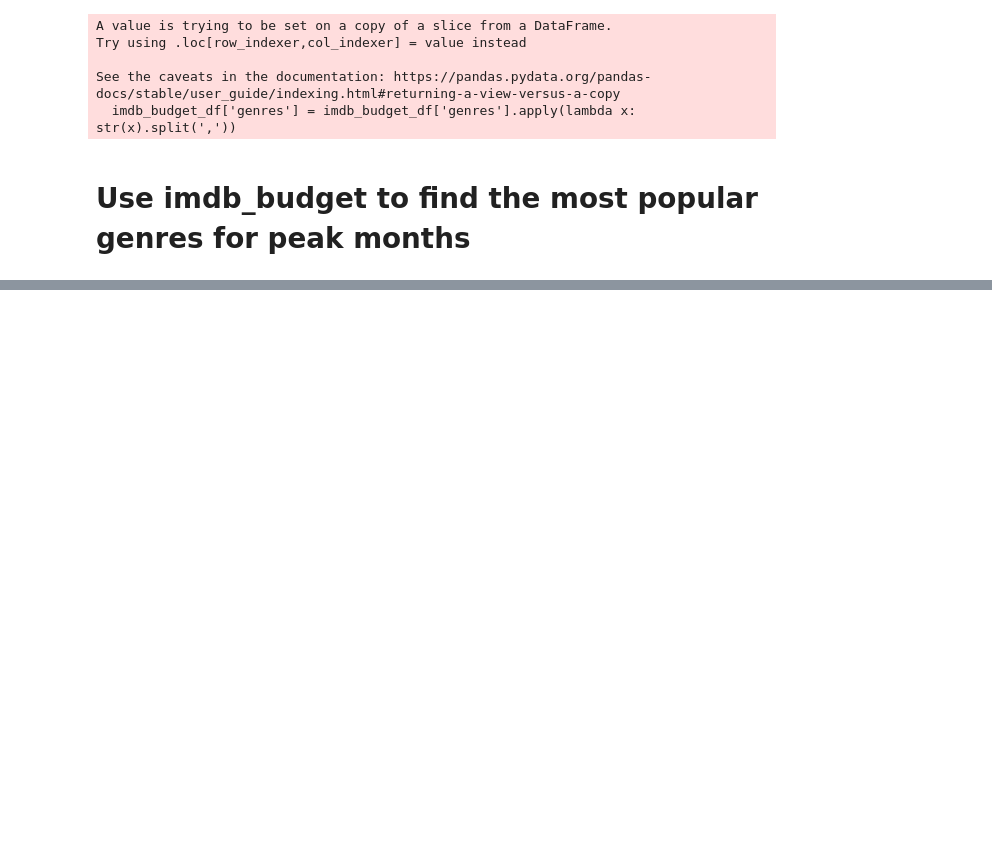
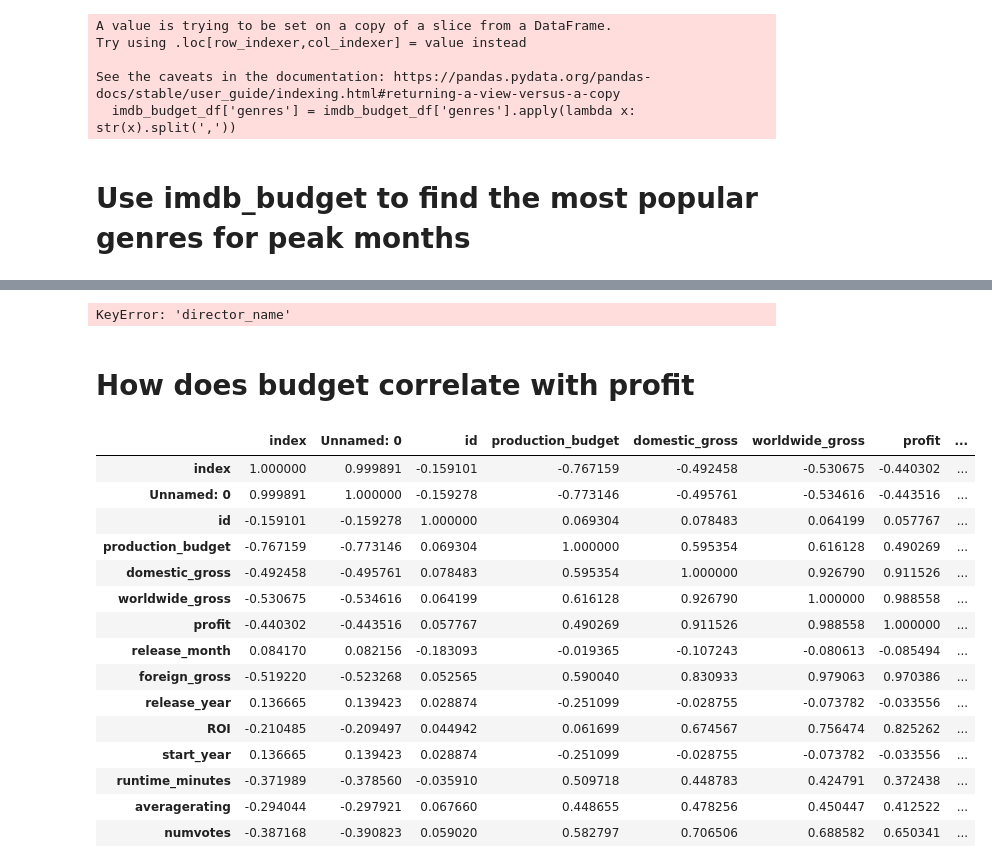
Before and after one commit to michael-pozo/Movie-Data-Analysis-, a Jupyter notebook: IMDB Data Working Notebook.ipynb, the cells around one changed output, grey strips where cells are left out. Drawn from its saved outputs; the diff is of its cells as text; code cells hidden in the pictures; blank space fills up the shorter version.

```diff
--- a/IMDB Data Working Notebook.ipynb
+++ b/IMDB Data Working Notebook.ipynb
@@ -246,0 +311,25 @@ sns.scatterplot(x = 'averagerating', y = 'profit', data = imdb_budget_dedupe_df)
+# %%
+final_short_list = profit_shortlist.loc[profit_shortlist['director_name'] in roi_shortlist['director_name']]
+# %% [output]
+KeyError: 'director_name'
+# %% [markdown]
+# How does budget correlate with profit
+# %%
+genres_subset.corr()
+# %% [output]
+|  | index | Unnamed: 0 | id | production_budget | domestic_gross | worldwide_gross | profit | ... |
+| index | 1.000000 | 0.999891 | -0.159101 | -0.767159 | -0.492458 | -0.530675 | -0.440302 | ... |
+| Unnamed: 0 | 0.999891 | 1.000000 | -0.159278 | -0.773146 | -0.495761 | -0.534616 | -0.443516 | ... |
+| id | -0.159101 | -0.159278 | 1.000000 | 0.069304 | 0.078483 | 0.064199 | 0.057767 | ... |
+| production_budget | -0.767159 | -0.773146 | 0.069304 | 1.000000 | 0.595354 | 0.616128 | 0.490269 | ... |
+| domestic_gross | -0.492458 | -0.495761 | 0.078483 | 0.595354 | 1.000000 | 0.926790 | 0.911526 | ... |
+| worldwide_gross | -0.530675 | -0.534616 | 0.064199 | 0.616128 | 0.926790 | 1.000000 | 0.988558 | ... |
+| profit | -0.440302 | -0.443516 | 0.057767 | 0.490269 | 0.911526 | 0.988558 | 1.000000 | ... |
+| release_month | 0.084170 | 0.082156 | -0.183093 | -0.019365 | -0.107243 | -0.080613 | -0.085494 | ... |
+| foreign_gross | -0.519220 | -0.523268 | 0.052565 | 0.590040 | 0.830933 | 0.979063 | 0.970386 | ... |
+| release_year | 0.136665 | 0.139423 | 0.028874 | -0.251099 | -0.028755 | -0.073782 | -0.033556 | ... |
+| ROI | -0.210485 | -0.209497 | 0.044942 | 0.061699 | 0.674567 | 0.756474 | 0.825262 | ... |
+| start_year | 0.136665 | 0.139423 | 0.028874 | -0.251099 | -0.028755 | -0.073782 | -0.033556 | ... |
+| runtime_minutes | -0.371989 | -0.378560 | -0.035910 | 0.509718 | 0.448783 | 0.424791 | 0.372438 | ... |
+| averagerating | -0.294044 | -0.297921 | 0.067660 | 0.448655 | 0.478256 | 0.450447 | 0.412522 | ... |
+| numvotes | -0.387168 | -0.390823 | 0.059020 | 0.582797 | 0.706506 | 0.688582 | 0.650341 | ... |
```
Also changed, not shown: parts of 10 cells of this notebook, 4 other files.
